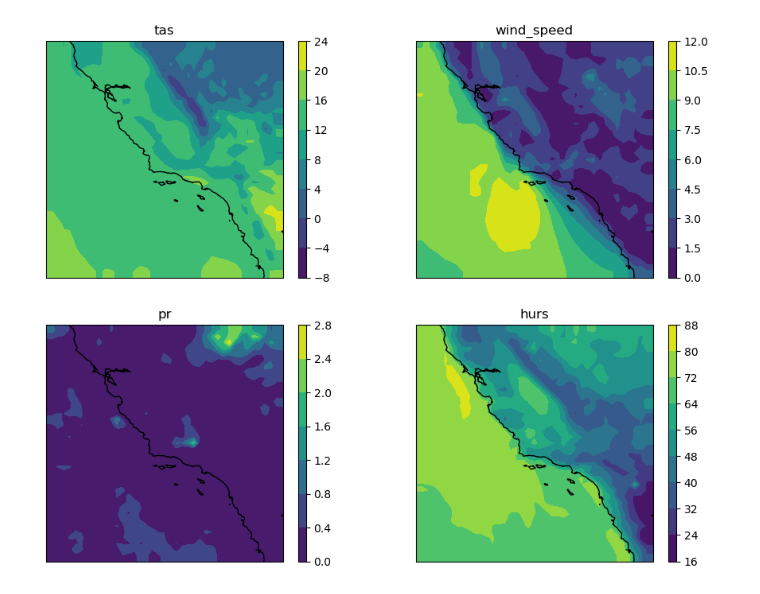
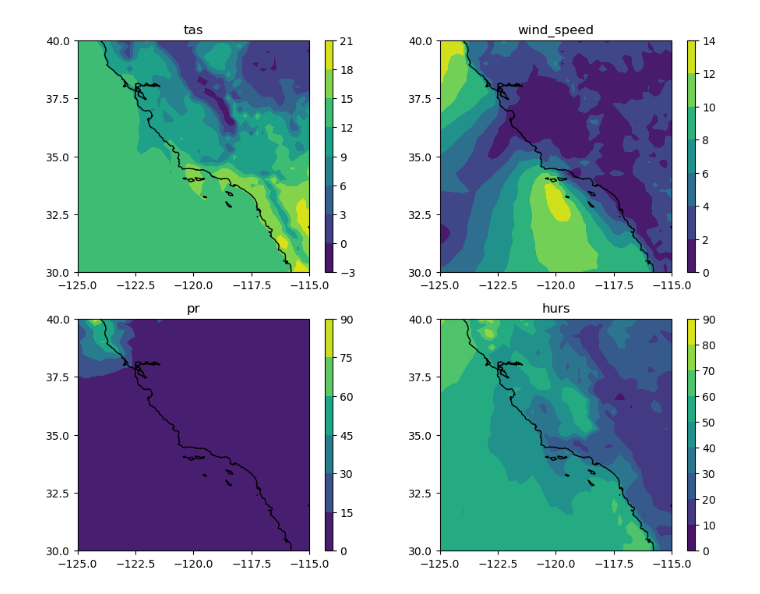
Before and after one commit to ralfhand/2024-10_Hackaton_Wageningen, a Jupyter notebook: plot_input_and_fwi_components.ipynb, the cells around one changed output. Cells and saved outputs as stored; diff of their text form; code cells hidden in the pictures.

```diff
--- a/plot_input_and_fwi_components.ipynb
+++ b/plot_input_and_fwi_components.ipynb
@@ -9,18 +11,15 @@ from cartopy import feature as cfeature
 # %%
 workdir = "/work/bb1153/m300363/fireweather_data/California/"
 
-YYYY=2023
+YYYY="2020-2049"
+# YYYY = "1990-2019"
 
-model="IFS_9-FESOM_5"
-exp="production"
+# exp="IFS_9-FESOM_5-production"
+# exp="IFS_9-FESOM_5-production-hist"
+exp="ICON_ngc4008"
 
-# model="ICON"
-# exp="ngc4008"
-
-infile_input = workdir + "inputvars_" + model + "_" + exp + "_California_025deg_" + str(YYYY) + ".nc"
-infile_fwi = workdir + "fwi_test_" + model + "_" + str(YYYY) + ".nc"
-
-# infile_fwi = workdir + "test.nc"
+infile_input= workdir + "inputvars_" + exp + "_California_025deg_" + str(YYYY) + ".nc"
+infile_fwi = workdir + "fwi_" + exp + "_California_025deg_" + str(YYYY) + ".nc"
 
 ds_input = xr.load_dataset(infile_input)
 ds_fwi = xr.load_dataset(infile_fwi)
@@ -29,25 +28,45 @@ ds_fwi = xr.load_dataset(infile_fwi)
 #
 # ds_fwi
 # %%
+# plot maps of input variables for a single day (choose by setting ts)
+
+ts=10        # pick timestep of your choice
+n_xticks=5   # select number of latitude ticks
+n_yticks=5   # select number of longitude ticks
+
 proj=ccrs.PlateCarree()
 
 varlist=["tas","wind_speed","pr","hurs"]
-ts=10
+
+flon=ds_input.lon[0]
+llon=ds_input.lon[len(ds_input.lon)-1]
+lonrange=llon-flon
+lontickstep=(llon-flon)/(n_xticks-1)
+
+flat=ds_input.lat[0]
+llat=ds_input.lat[len(ds_input.lat)-1]
+latrange=llat-flat
+lattickstep=(llat-flat)/(n_yticks-1)
+
+xticks=np.arange(flon,llon+lontickstep,lontickstep)
+yticks=np.arange(flat,llat+lattickstep,lattickstep)
 
 fig, axs = plt.subplots(nrows=2,ncols=2,
                         subplot_kw={'projection': proj},
                         figsize=(11,8.5))
 
 axs=axs.flatten()
 
 for i, var in enumerate(varlist):
     data=ds_input[var][ts,:,:]
-    #ax.axes(projection=proj)
-    #ax.add_feature(cfeature.COASTLINE)
     contourplot = axs[i].contourf(ds_input.lon,ds_input.lat,data,add_colorbar=True)
+    axs[i].set_xticks(xticks)
+    axs[i].set_yticks(yticks)
+    contourplot.xformatter = LongitudeFormatter()
+    contourplot.yformatter = LatitudeFormatter()
     cbar = plt.colorbar(contourplot,orientation='vertical',pad=0.05,aspect=30,ax=axs[i])
     axs[i].coastlines()
     axs[i].set_title(var)
 # %% [output]
-[figure, old version]
+[figure, new version]
 # %%
```
Also changed, not shown: parts of 3 cells of this notebook.
